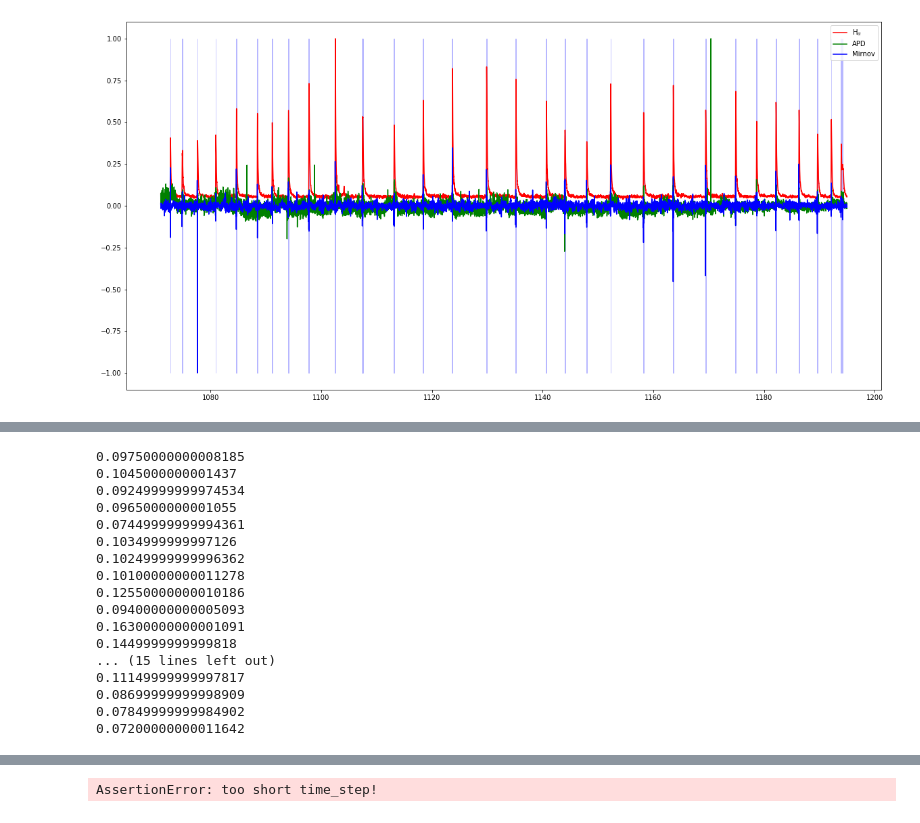
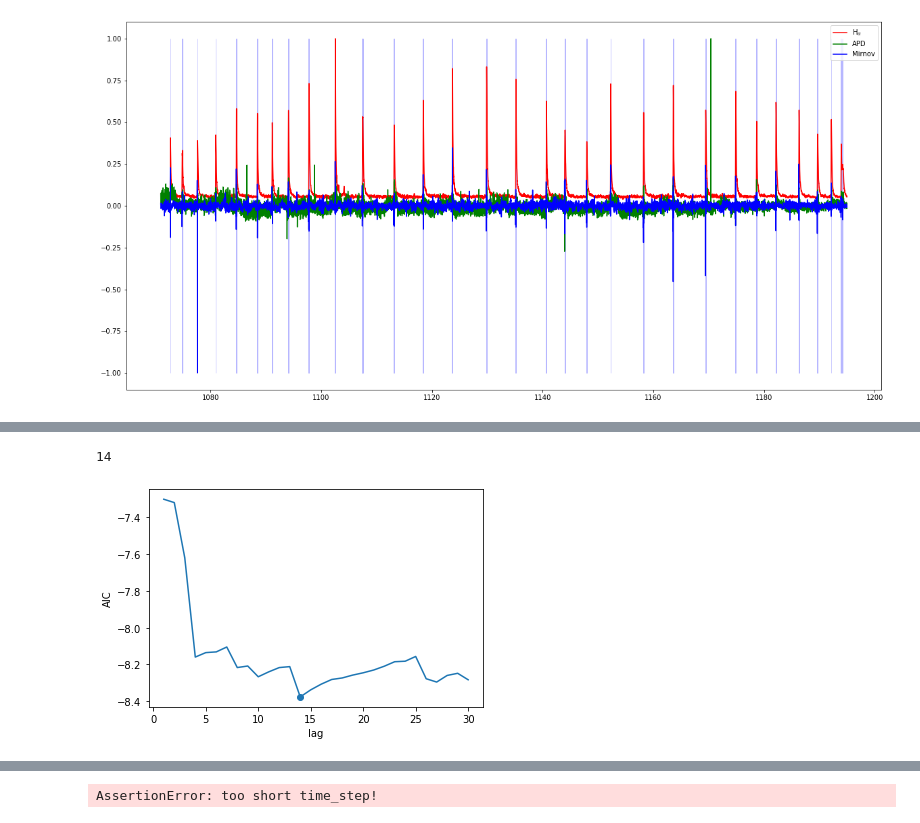
Before and after one commit to peterhalldestam/sumtraic2022, a Jupyter notebook: ipynb/7-9-2022_Halldestam.ipynb, the cells around one changed output, grey strips where cells are left out. Cells and saved outputs as stored; diff of their text form; code cells hidden in the pictures.

```diff
--- a/ipynb/7-9-2022_Halldestam.ipynb
+++ b/ipynb/7-9-2022_Halldestam.ipynb
@@ -140,35 +154,19 @@ plt.show()
-# %%
-for elm in time_Mirnov_ELMs:
-
-    print(elm[1]-elm[0])
-
-    interval = (elm[0]<t_APD)&(t_APD<elm[1])
-    x = s_APD[interval]
-    y = s_Mirnov[interval]
-
-    df = pd.DataFrame(data=zip(y, x))
-
-    try:
-        gc_res = grangercausalitytests(df, 14, verbose=False)
-    except ValueError:
-        continue
-
-    print(1-gc_res[14][0]['ssr_ftest'][1])
-# %% [output]
-0.09750000000008185
-0.1045000000001437
-0.09249999999974534
-0.0965000000001055
-0.07449999999994361
-0.1034999999997126
-0.10249999999996362
-0.10100000000011278
-0.12550000000010186
-0.09400000000005093
-0.16300000000001091
-0.1449999999999818
-... (15 lines left out)
-0.11149999999997817
-0.08699999999998909
-0.07849999999984902
-0.07200000000011642
+# %%
+ss = s_APD[(start<t_APD)&(t_APD<end)]
+for i in range(max_lag):
+
+    # auto regression
+    model = AutoReg(ss, i+1)
+    aic[i] = model.fit().aic
+
+plt.plot(np.linspace(1, max_lag, max_lag), aic)
+plt.scatter(aic.argmin()+1, aic.min())
+print(aic.argmin()+1)
+
+
+plt.ylabel('AIC')
+plt.xlabel('lag')
+plt.show()
+# %% [output]
+14
+[figure, added]
```
Also changed, not shown: parts of 14 cells of this notebook.
